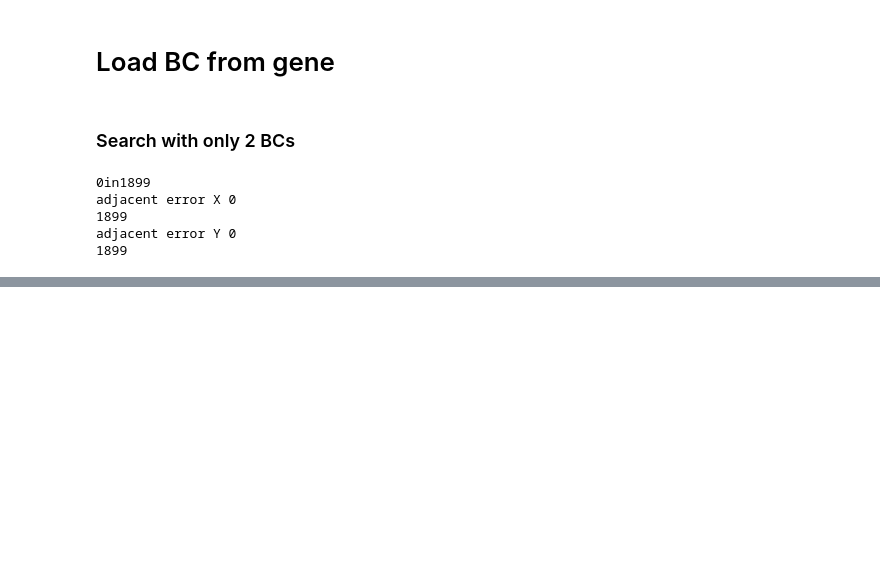
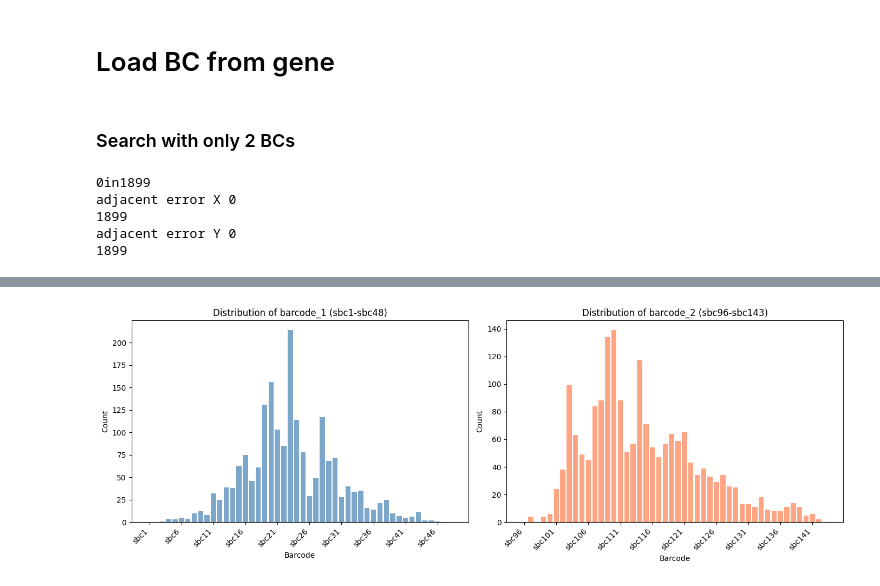
Before and after one commit to YifanZ94/Bio_CRC, a Jupyter notebook: Data processing/Lee experiments/E2/E2S.ipynb, the cells around one changed output, grey strips where cells are left out. Saved outputs shown, nothing was run; the diff lists cells and outputs as text; code cells hidden in the pictures; blank space fills up the shorter version.

```diff
--- a/Data processing/Lee experiments/E2/E2S.ipynb
+++ b/Data processing/Lee experiments/E2/E2S.ipynb
@@ -325,0 +319,2 @@ len(x), len(y)
+# %%
+result_df = demux_all_cells(prot_DF_filtered, threshold_k=0.5)  # try lower k
@@ -325,0 +359,33 @@ len(x), len(y)
+# %%
+import matplotlib.pyplot as plt
+
+fig, axes = plt.subplots(1, 2, figsize=(14, 5))
+
+# Define barcode sequences
+bc1_order = [f'sbc{i}' for i in range(1, 49)]    # sbc1 -> sbc48
+bc2_order = [f'sbc{i}' for i in range(96, 144)]  # sbc96 -> sbc143
+
+# Barcode 1 distribution (sbc1-sbc48)
+bc1_counts = result_df['barcode_1'].value_counts()
+bc1_counts = bc1_counts.reindex(bc1_order, fill_value=0)
+axes[0].bar(range(len(bc1_counts)), bc1_counts.values, color='steelblue', alpha=0.7)
+axes[0].set_xticks(range(0, len(bc1_counts), 5))
+axes[0].set_xticklabels(bc1_counts.index[::5], rotation=45, ha='right')
+axes[0].set_xlabel('Barcode')
+axes[0].set_ylabel('Count')
+axes[0].set_title('Distribution of barcode_1 (sbc1-sbc48)')
+
+# Barcode 2 distribution (sbc96-sbc143)
+bc2_counts = result_df['barcode_2'].value_counts()
+bc2_counts = bc2_counts.reindex(bc2_order, fill_value=0)
+axes[1].bar(range(len(bc2_counts)), bc2_counts.values, color='coral', alpha=0.7)
+axes[1].set_xticks(range(0, len(bc2_counts), 5))
+axes[1].set_xticklabels(bc2_counts.index[::5], rotation=45, ha='right')
+axes[1].set_xlabel('Barcode')
+axes[1].set_ylabel('Count')
+axes[1].set_title('Distribution of barcode_2 (sbc96-sbc143)')
+
+plt.tight_layout()
+plt.show()
+# %% [output]
+[figure, added]
```
Also changed, not shown: parts of 17 cells of this notebook, 3 other files.
